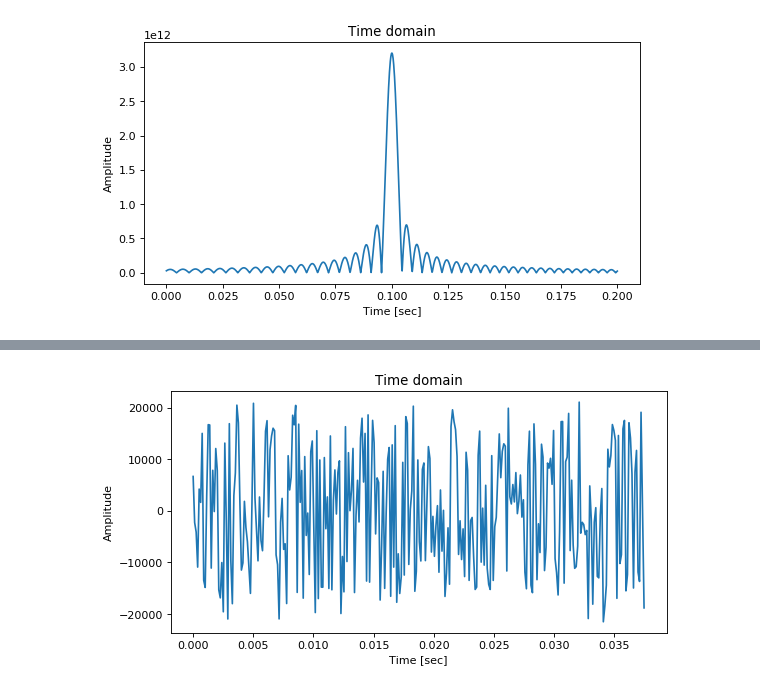
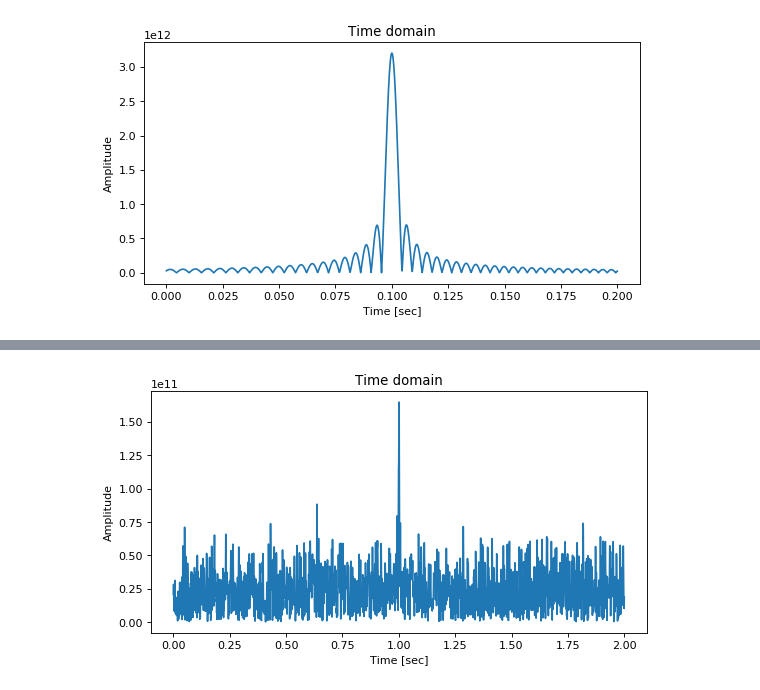
Before and after one commit to araobp/ultrasonic-communication, a Jupyter notebook: simulation/ChirpSimulation.ipynb, the cells around one changed output, grey strips where cells are left out. Cells and saved outputs as stored; diff of their text form; code cells hidden in the pictures.

```diff
--- a/simulation/ChirpSimulation.ipynb
+++ b/simulation/ChirpSimulation.ipynb
@@ -34,7 +45,7 @@ WAVE_FILE="./ChirpTone.wav"
 ## Chirp tone synthesis
 # %%
 # Complex version of chirp tone generator
-def chirp(amp=AMPLITUDE, updown="up", length=TIME_FRAME, phase=0, rot=1.0):
+def chirp(amp=AMPLITUDE, updown="up", length=TIME_FRAME, phase=-pi/2.0, rot=1.0):
     t = linspace(0, length, int(length * SAMPLING_RATE))
     delta = float(F2 - F1)/float(length)
     if (updown == "up"):
@@ -44,11 +55,29 @@ def chirp(amp=AMPLITUDE, updown="up", length=TIME_FRAME, phase=0, rot=1.0):
     arg = (2 * pi * freq * t) * rot + phase
     return exp(1j * arg) * amp
 
+def chirp_cos(f1=F1, f2=F2, amp=AMPLITUDE, updown="up", length=TIME_FRAME, phase=-pi/2.0, rot=1.0):
+    t = linspace(0, length, int(length * SAMPLING_RATE))
+    delta = float(f2 - f1)/float(length)
+    if (updown == "up"):
+        freq = f1 + delta * t
+    elif (updown == "down"):
+        freq = f2 - delta * t
+    arg = (2 * pi * freq * t) * rot + phase
+    return cos(arg) * amp
+
+def add_delay(chirp, delay_rate=0.0):
+    l = len(chirp)
+    la = int(l * delay_rate)
+    a = zeros(la)
+    b = zeros(2 * l - (l + la))
+    return append(append(a, chirp), b)
+
 # White noise generator
 def white_noise(amp=AMPLITUDE, length=TIME_FRAME):
     a = random.random(int(length * SAMPLING_RATE)) * 2 * amp - amp
-    b = random.random(int(length * SAMPLING_RATE)) * 2 * amp - amp
-    return a + 1j * b
+    # b = random.random(int(length * SAMPLING_RATE)) * 2 * amp - amp
+    #return a + 1j * b
+    return a
 # %%
 # Plot FFT frequency domain
 def plot_fft(wave, thres=0.95):
@@ -75,7 +104,7 @@ def plot_spectrogram(wave, nperseg, band):
     plt.title("Spectrogram")
 
 # Plot wave
-def plot_wave(wave, real_only=False):
+def plot_wave(wave, real_only=True):
     t = linspace(0, len(wave)/SAMPLING_RATE, len(wave))
     plt.figure(figsize=(8, 4), dpi=80)
     if real_only:
@@ -211,5 +320,4 @@ plot_wave(abs(ifft(fft(chirp(length=2.0)) * fft(chirp(length=2.0, updown="down")
 # %%
-# Real Chirp signal under noise level (amplitude = 2000, noise amplitude = 20000)
-plot_wave(real(chirp(length=2.0, amp=2000) + white_noise(length=2.0))[0:300], real_only=True)
+plot_wave(abs(ifft(fft(chirp_cos(length=2.0, amp=2000) + white_noise(length=2.0)) * fft(chirp(length=2.0, updown="down")))), real_only=True)
 # %% [output]
-[figure, old version]
+[figure, new version]
```
Also changed, not shown: parts of 38 cells of this notebook, 1 other file.
